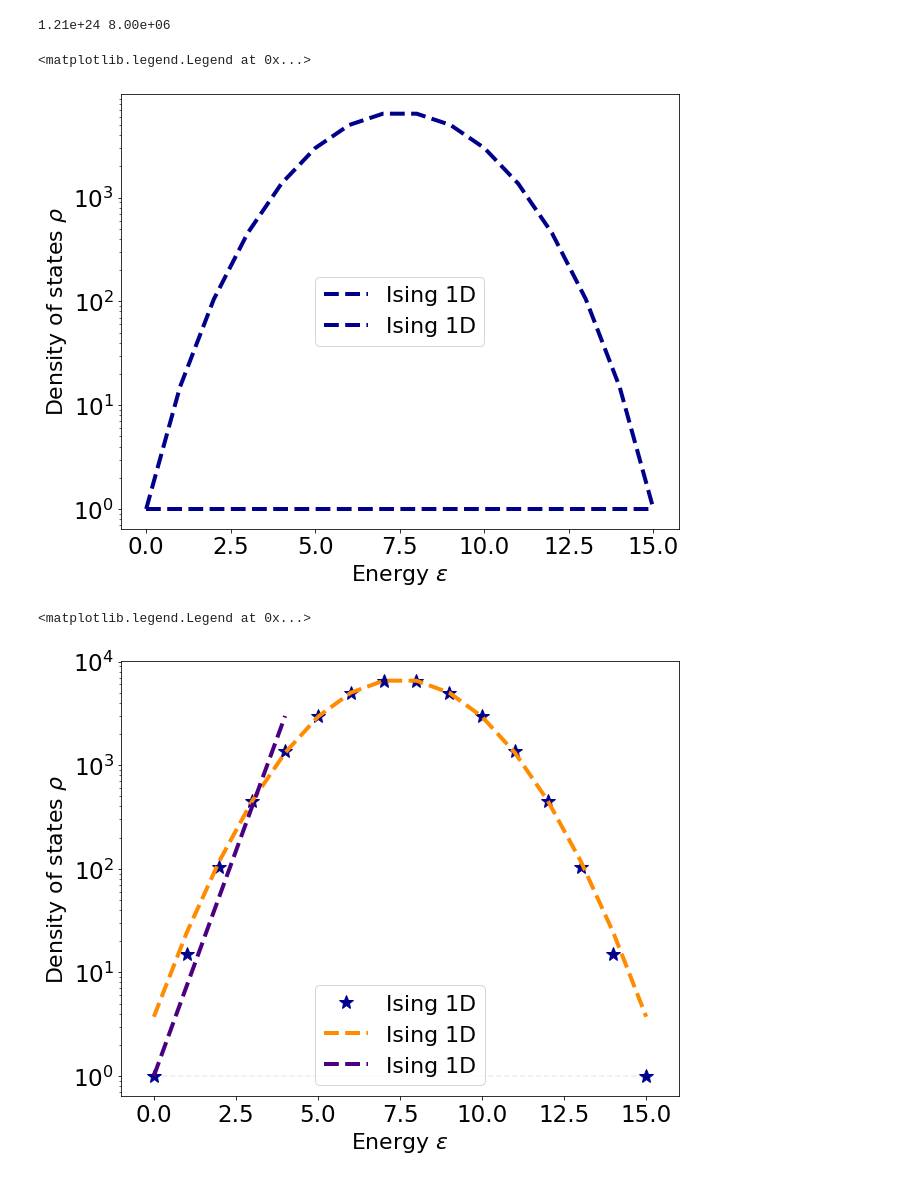
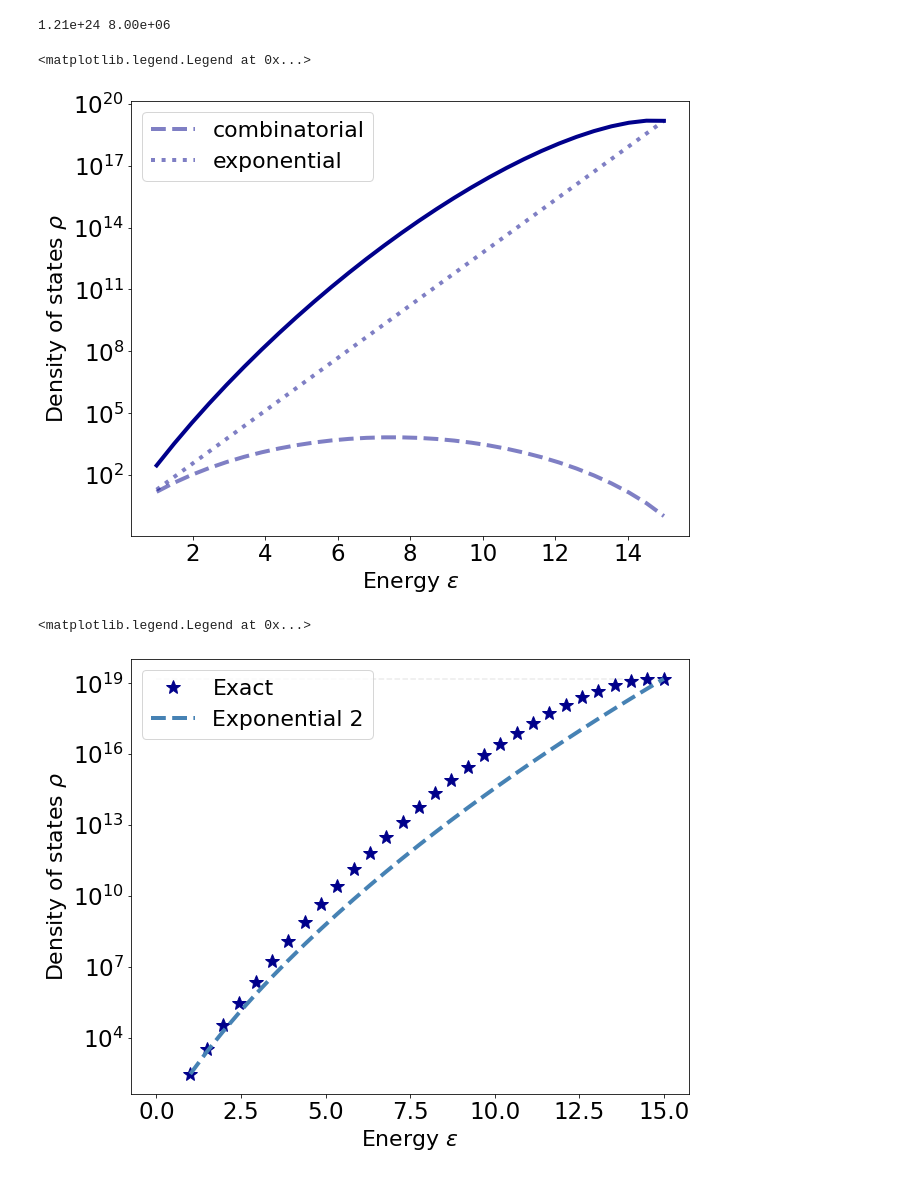
Before and after one commit to rmorantovar/Immune_System, a Jupyter notebook: Jupyter_Notebooks/5_Geometric_exponent.ipynb, the cells around one changed output. Saved outputs shown, nothing was run; the diff lists cells and outputs as text; code cells hidden in the pictures.

Commit message:
upper boundary for the geometric exponent. iMac

```diff
--- a/Jupyter_Notebooks/5_Geometric_exponent.ipynb
+++ b/Jupyter_Notebooks/5_Geometric_exponent.ipynb
@@ -34,34 +34,40 @@ print('%.2e'%(2**80),'%.2e'%(len(E)))
 1.21e+24 8.00e+06
 # %%
 fig, ax = plt.subplots(figsize = (10,8))
-L = 15. #Seq. lenght
-d = 2 #Alphabet size
-k = np.arange(L+1);
-ax.plot(k, sc.comb(L, k) , linewidth = 4 , label = 'Ising 1D', color = 'darkblue', linestyle = '--');
-ax.plot(k, (d-1)**k , linewidth = 4 , label = 'Ising 1D', color = 'darkblue', linestyle = '--');
+L = 15 #Seq. lenght
+d = 20 #Alphabet size
+k = np.linspace(1, L, L*2);
+ax.plot(k, sc.comb(L, k) , linewidth = 4 , label = 'combinatorial', color = 'darkblue', linestyle = '--', alpha = .5);
+ax.plot(k, (d-1)**k , linewidth = 4, label = 'exponential' , color = 'darkblue', linestyle = 'dotted', alpha = .5);
+ax.plot(k, sc.comb(L, k)*(d-1)**k , linewidth = 4 , color = 'darkblue', linestyle = '-');
 ax.set_yscale('log');
 ax.set_xlabel('Energy $\epsilon$', fontsize = 22)
 ax.set_ylabel(r'Density of states $\rho$', fontsize = 22)
 ax.tick_params(labelsize = 23)
 ax.legend(loc = 0, fontsize = 22)
 # %% [output]
 <matplotlib.legend.Legend at 0x...>
-[figure, old version]
+[figure, new version]
 # %%
 fig, ax = plt.subplots(figsize = (10,8))
 
+def P0_gaussian(k):
+    return d**L*np.exp(-0.5*((((d-1)*L)/d)-k)**2/(((1/d)-(1/d**2))*L))/(np.sqrt(2*np.pi*(((1/d)-(1/d**2))*L)))
 def P0(k):
-    return d**L*np.exp(-0.5*(L/2-k)**2/(0.25*L))/(np.sqrt(2*np.pi*(0.25*L)))
+    return np.exp(k*(np.log((L/k)*(d-1))))
 
-ax.plot(k, sc.comb(L, k)*(d-1)**k , linewidth = 0 , label = 'Ising 1D', color = 'darkblue', linestyle = '--', marker = '*', ms = 15);
 
-ax.plot(k, P0(k) , linewidth = 4 , label = 'Ising 1D', color = 'darkorange', linestyle = '--');
+ax.plot(k, sc.comb(L, k)*(d-1)**k , linewidth = 0 , label = 'Exact', color = 'darkblue', linestyle = '--', marker = '*', ms = 15);
 
-ax.plot(k[0:5], 1*np.exp((2-(4*0)/L)*k[0:5]) , linewidth = 4 , label = 'Ising 1D', color = 'indigo', linestyle = '--');
+#ax.plot(k, P0(k) , linewidth = 4 , label = 'Gaussian', color = 'darkorange', linestyle = '--');
+
+#ax.plot(k, 1*np.exp((2-(4*0)/L)*k) , linewidth = 4 , label = 'Exponential gaussian', color = 'indigo', linestyle = '--');
+ax.plot(k, P0(k) , linewidth = 4 , label = 'Exponential 2', color = 'steelblue', linestyle = '--');
+
 
 ax.hlines((d-1)**L, 0,L, linestyle = '--', alpha = .3, color = 'silver')
 
-ax.set_xlim(-1, L+1)
+
 ax.set_yscale('log');
 ax.set_xlabel('Energy $\epsilon$', fontsize = 22)
 ax.set_ylabel(r'Density of states $\rho$', fontsize = 22)
@@ -69,4 +75,4 @@ ax.tick_params(labelsize = 23)
 ax.legend(loc = 0, fontsize = 22)
 # %% [output]
 <matplotlib.legend.Legend at 0x...>
-[figure, old version]
+[figure, new version]
```
Also changed, not shown: parts of 4 cells of this notebook.
